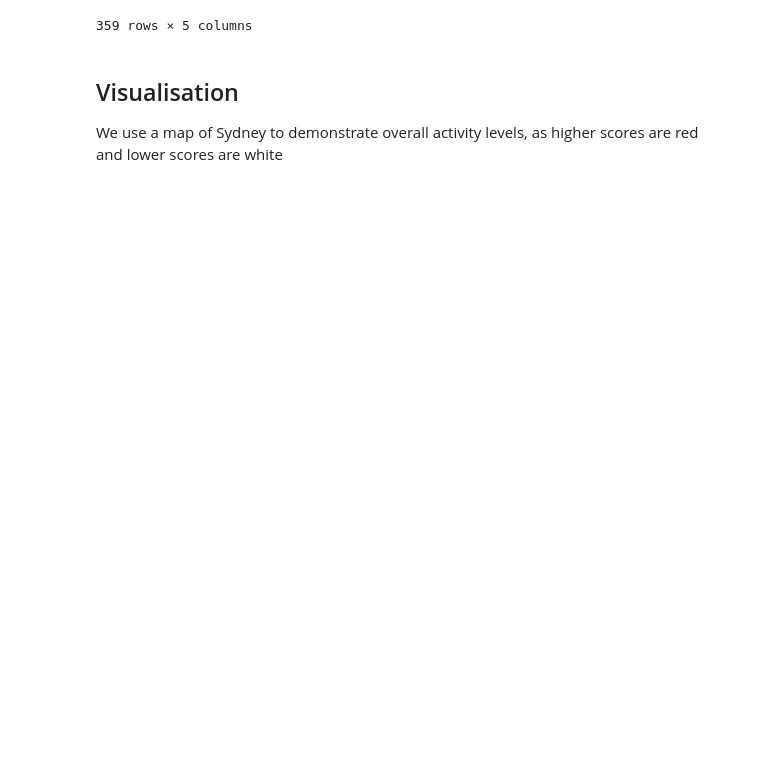
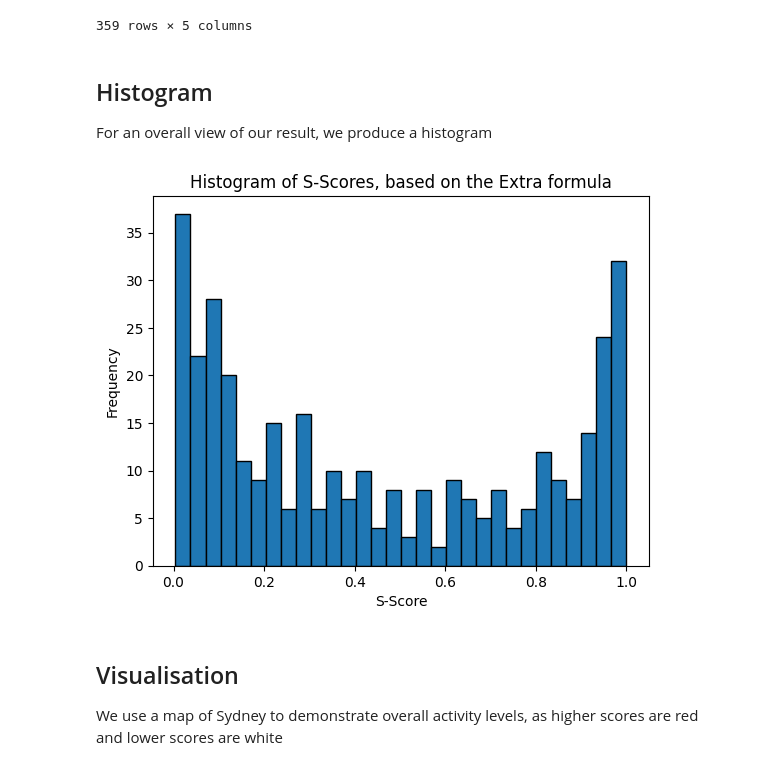
Before and after one commit to YuruYuriFans/DATA2001, a Jupyter notebook: Assignment.ipynb, the cells around one changed output. Saved outputs shown, nothing was run; the diff lists cells and outputs as text; code cells hidden in the pictures; blank space fills up the shorter version.

```diff
--- a/Assignment.ipynb
+++ b/Assignment.ipynb
@@ -1621,6 +1614,21 @@ sa2_s_scores
 | 357 | 116021562 | Acacia Gardens | 0.004357 | 65756 | MULTIPOLYGON (((150.91593 -33.729... |
 | 358 | 128011605 | Lilli Pilli - Port Hacking - Dola... | 0.004254 | 68606 | MULTIPOLYGON (((151.12555 -34.062... |
 359 rows × 5 columns
+# %% [markdown]
+## Histogram
+For an overall view of our result, we produce a histogram
+# %%
+# Plot histogram of s_score
+sa2_s_scores['s_score'].plot.hist(bins=30, edgecolor='black')
+
+# Add titles and labels
+plt.title('Histogram of S-Scores, based on the Extra formula')
+plt.xlabel('S-Score')
+plt.ylabel('Frequency')
+
+plt.show()
+# %% [output]
+[figure, added]
 # %% [markdown]
 ## Visualisation
 We use a map of Sydney to demonstrate overall activity levels, as higher scores are red and lower scores are white
```
Also changed, not shown: parts of 15 cells of this notebook, 18 other files.
